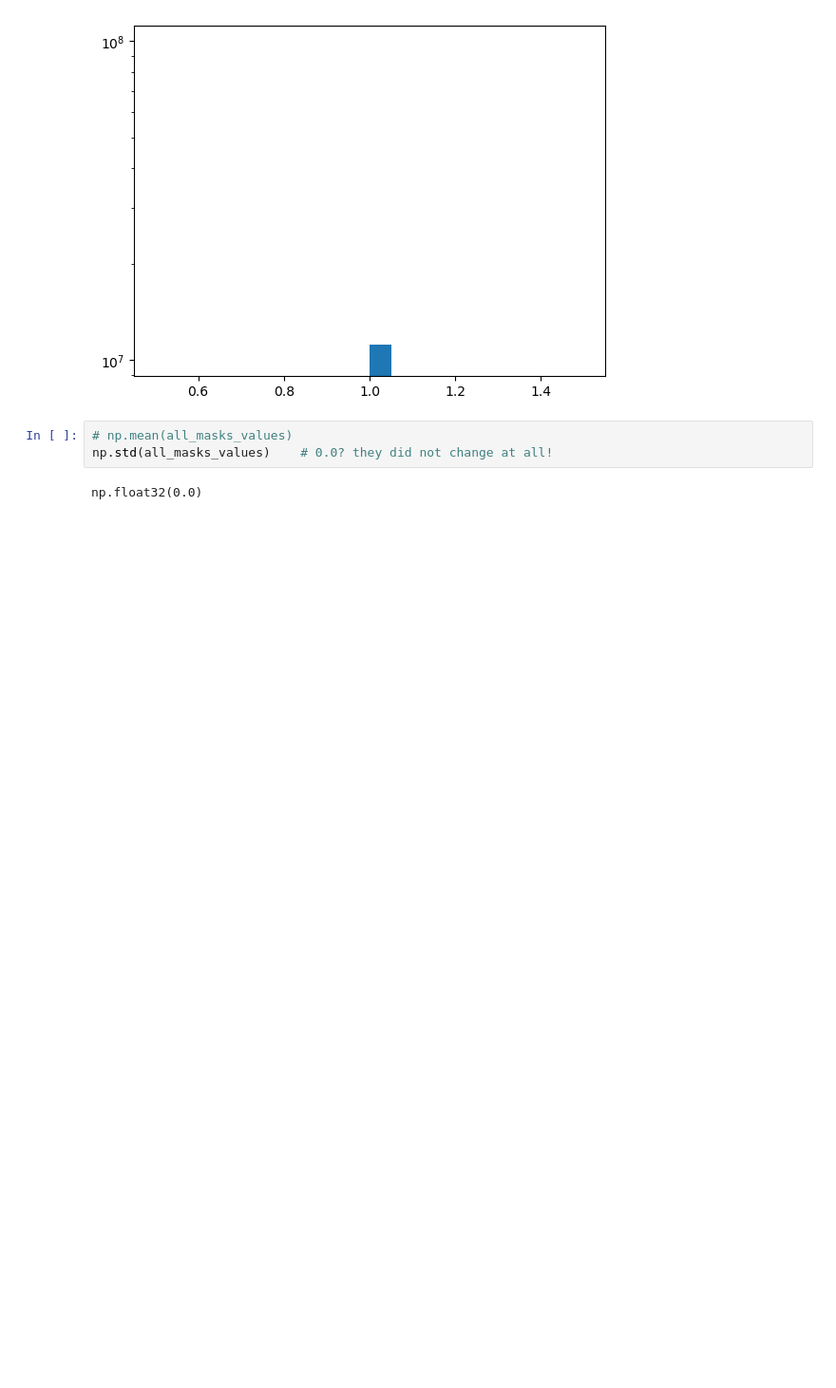
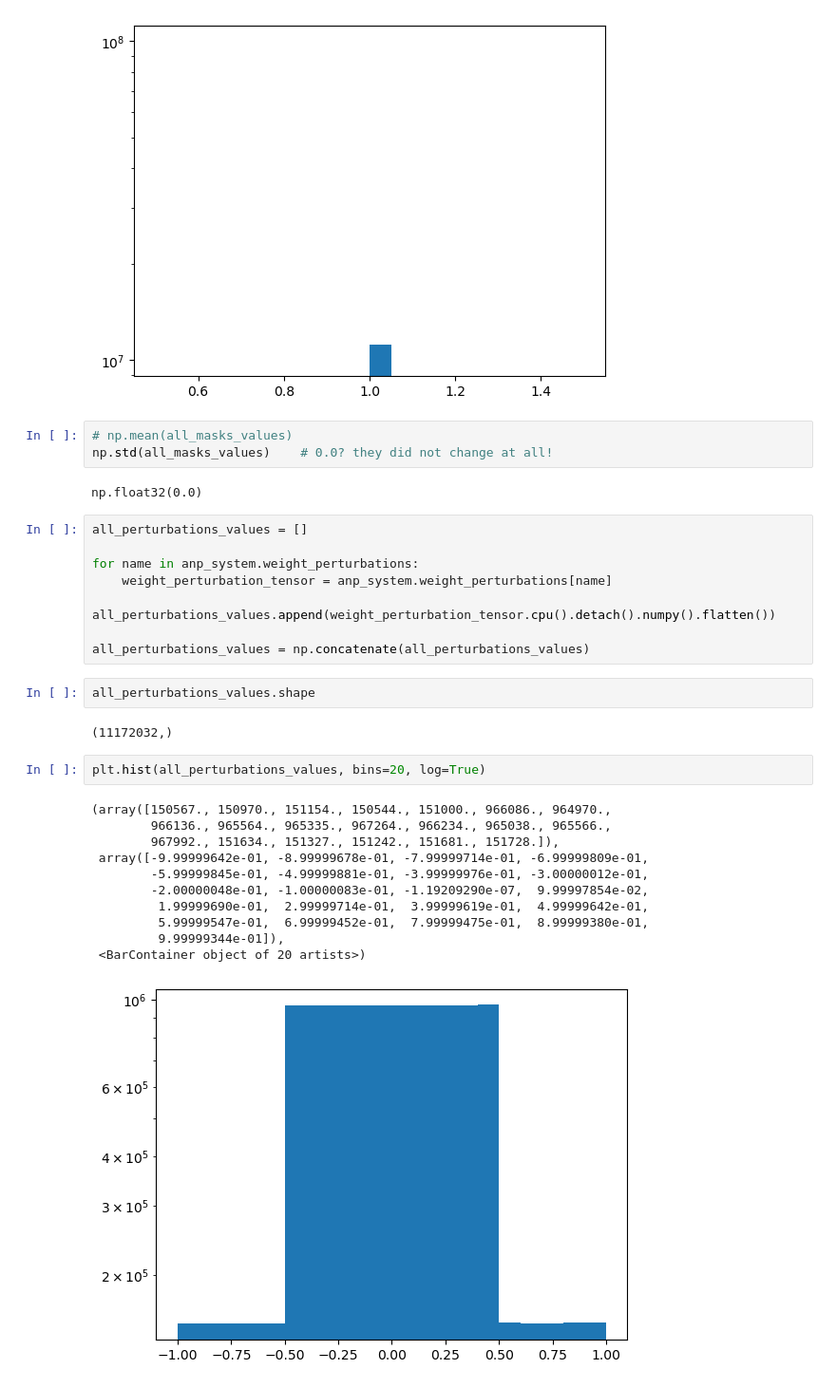
Before and after one commit to nikitamahmoudi/EECS6322Project, a Jupyter notebook: pruning_2.ipynb, the cells around one changed output. Shown: that part at 95% size. Cells and saved outputs as stored; diff of their text form; blank space fills up the shorter version.

```diff
--- a/pruning_2.ipynb
+++ b/pruning_2.ipynb
@@ -223,3 +223,29 @@ plt.hist(all_masks_values, bins=20, log=True)
 np.std(all_masks_values)    # 0.0? they did not change at all!
 # %% [output]
 np.float32(0.0)
+# %%
+all_perturbations_values = []
+
+for name in anp_system.weight_perturbations:
+    weight_perturbation_tensor = anp_system.weight_perturbations[name]
+    all_perturbations_values.append(weight_perturbation_tensor.cpu().detach().numpy().flatten())
+
+all_perturbations_values = np.concatenate(all_perturbations_values)
+# %%
+all_perturbations_values.shape
+# %% [output]
+(11172032,)
+# %%
+plt.hist(all_perturbations_values, bins=20, log=True)
+# %% [output]
+(array([150567., 150970., 151154., 150544., 151000., 966086., 964970.,
+        966136., 965564., 965335., 967264., 966234., 965038., 965566.,
+        967992., 151634., 151327., 151242., 151681., 151728.]),
+ array([-9.99999642e-01, -8.99999678e-01, -7.99999714e-01, -6.99999809e-01,
+        -5.99999845e-01, -4.99999881e-01, -3.99999976e-01, -3.00000012e-01,
+        -2.00000048e-01, -1.00000083e-01, -1.19209290e-07,  9.99997854e-02,
+         1.99999690e-01,  2.99999714e-01,  3.99999619e-01,  4.99999642e-01,
+         5.99999547e-01,  6.99999452e-01,  7.99999475e-01,  8.99999380e-01,
+         9.99999344e-01]),
+ <BarContainer object of 20 artists>)
+[figure, added]
```
Also changed, not shown: 2 other files.
